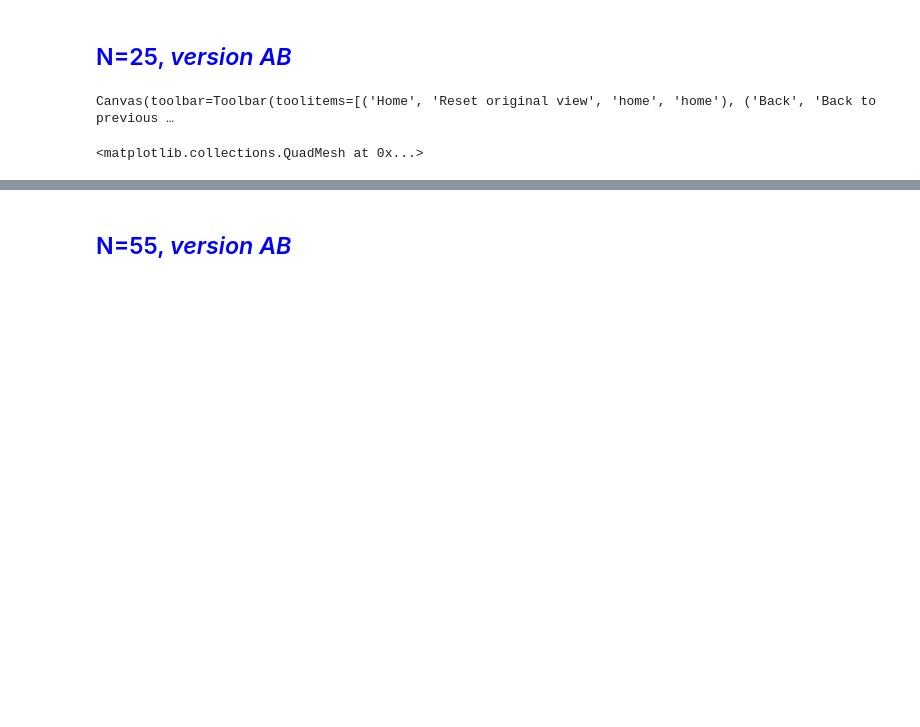
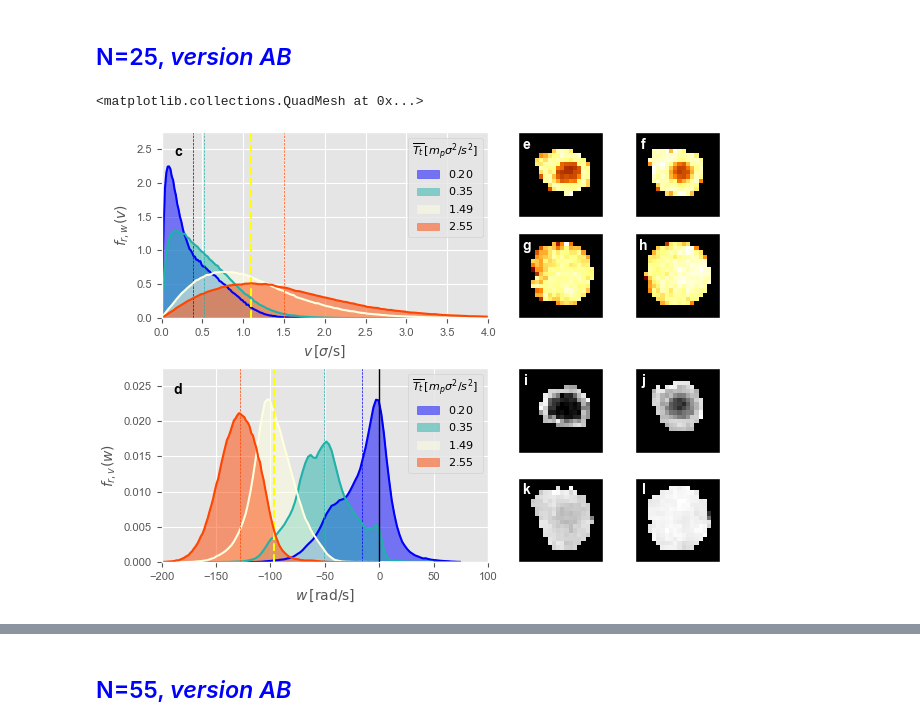
Before and after one commit to fvegar/blades, a Jupyter notebook: chiral_tracks.ipynb, the cells around one changed output, grey strips where cells are left out. Saved outputs shown, nothing was run; the diff lists cells and outputs as text; code cells hidden in the pictures; blank space fills up the shorter version.

Commit message:
Figure f(w) corrected

```diff
--- a/chiral_tracks.ipynb
+++ b/chiral_tracks.ipynb
@@ -479,17 +512,15 @@ def process_ns(series_directory, hash_prefix, silent):
     datos_ns = tracks[0].copy() # this is necessary because we derive v's and ws from tracks
 
     for i in range(1,Ntracks):
-        datos_ns = datos_ns.append(tracks[i])
-    datos_ns = datos_ns.reset_index(drop=True)
+        datos_ns = pd.concat([datos_ns, tracks[i]], ignore_index=True )
     ### end rebuild data table
 
     datos_ns = datos_ns[['frame', 'track', 'x', 'y', 'r', 'vx', 'vy', 'ax','ay']]
 
     print('done with tracks: ', hash_prefix , '\n')
-
     return datos_ns, datos_orig_ns, tracks
 # %%
-datos_ns, datos_orig, tracks = process_ns('packing_fraction_045','656ac3f84a53672294b835362a2c563f', False)
+datos_ns, datos_orig_ns, tracks = process_ns('packing_fraction_045','656ac3f84a53672294b835362a2c563f', False)
 # %% [output]
 data reading and basic processing
 |  | 0 |
@@ -888,7 +1029,7 @@ for i_data_dirs in range(len(data_dirs)):
 
 
 #for i in range(len(data_dirs)):
-for i in range(0,1):
+for i in range(2,3):
 
     d = [[] for i in range(len(data_files[i]))]
     k=0
@@ -974,14 +1115,14 @@ for i_data_dirs in range(len(data_dirs)):
 
 
 #for i in range(len(data_dirs)):
-for i in range(0,1):
+for i in range(2,3):
 
     dw = [[] for i in range(len(data_files[i]))]
     k=0
     # series (in density) dir name
     idir = data_dirs[i].strip('/home/fvega/Datos/blades/')
 
-    for j in range(1,len(data_files[i])):
+    for j in range(len(data_files[i])):
 
         ############# file name ################################
         hsh = data_files[i][j].strip('.pkl.xz')
@@ -1002,6 +1143,7 @@ for i in range(0,1):
             #bins, nr, Tt, Tr, a20, a02, a11, a00, a00a = get_momentsRr(dw[k], 4)
             #w = experiments['w'][experiments['ID']==hsh].values[0]
             # write results
-            #write_momentsRr(k, hsh)
+            #write_momentsRr(k, hsh)ºb
+            print('experiment ', hsh, 'corresponds to id: ', k, '\n' )
             k = k + 1
 # %% [output]
@@ -1244,7 +1327,7 @@ f1_ax1.plot(v0*np.ones(100),np.linspace(0,fpeak*1.2,100),'--',color='orangered',
 
 matplotlib.rcParams['text.color'] = 'k'
 matplotlib.rcParams['font.size'] = 8
-f1_ax1.legend(loc='top right',title=r'$\overline{T_t}\,[m_p\sigma^2/s^2]$');
+f1_ax1.legend(loc='upper right',title=r'$\overline{T_t}\,[m_p\sigma^2/s^2]$');
 
 #######################################################################################################
 
@@ -1252,13 +1335,13 @@ f1_ax1.legend(loc='top right',title=r'$\overline{T_t}\,[m_p\sigma^2/s^2]$');
 
 #################################  f(w) ###################################################
 nbins = 125
-spin_unit = nblades/(2*np.pi*info.fps[0])
+spin_unit = nblades/(2*np.pi*900)
 
 tabla = dw[1]
 s = tabla.w/spin_unit
 w0 = np.mean(s)
-fpeak =0.25
-hist, bin_edges, bin_i = stats.binned_statistic(s, s,statistic='count',bins=nbins, range=(-12.5, 7.5))
+fpeak =0.0275
+hist, bin_edges, bin_i = stats.binned_statistic(s, s,statistic='count',bins=nbins, range=(-225, 75))
 dx = bin_edges[1]-bin_edges[0]
 dens = hist/ (dx*np.sum(hist))
 
@@ -1266,14 +1349,14 @@ f1_ax2.plot(bin_edges[:-1] + 0.5*dx, dens, color='b')
 f1_ax2.fill_between(bin_edges[:-1] + 0.5*dx, dens, 0, color='b', alpha=0.5,  label = r'$0.20$')
 f1_ax2.plot(w0*np.ones(100),np.linspace(0,fpeak*1.2,100),'--',color='b',lw=0.5)
 f1_ax2.set_ylim(0,fpeak)
-f1_ax2.set_xlim(-20,10)
+f1_ax2.set_xlim(-200,100)
 #f1_ax2.set_xticks([-0.004,-0.003,-0.002,-0.001,0,0.001,0.002,0.003])
 #f1_ax2.set_xticklabels([r'$-0.004$','',r'$-0.002$','',r'$0$','',r'$0.002$',''])
 
 tabla = dw[3]
 s = tabla.w/spin_unit
 w0 = np.mean(s)
-hist, bin_edges, bin_i = stats.binned_statistic(s, s,statistic='count',bins=nbins, range=(-12.5, 4.5))
+hist, bin_edges, bin_i = stats.binned_statistic(s, s,statistic='count',bins=nbins, range=(-225, 75))
 dx = bin_edges[1]-bin_edges[0]
 dens = hist/ (dx*np.sum(hist))
 
@@ -1284,7 +1367,7 @@ f1_ax2.plot(w0*np.ones(100),np.linspace(0,fpeak*1.2,100),'--',color='lightseagre
 tabla = dw[0]
 s = tabla.w/spin_unit
 w0 = np.mean(s)
-hist, bin_edges, bin_i = stats.binned_statistic(s, s,statistic='count',bins=nbins, range=(-17.5, 0.5))
+hist, bin_edges, bin_i = stats.binned_statistic(s, s,statistic='count',bins=nbins, range=(-225, 50))
 dx = bin_edges[1]-bin_edges[0]
 dens = hist/ (dx*np.sum(hist))
 
@@ -1295,7 +1378,7 @@ f1_ax2.plot(w0*np.ones(100),np.linspace(0,fpeak*1.2,100),'--',color='yellow',lw=
 tabla = dw[6]
 s = tabla.w/spin_unit
 w0 = np.mean(s)
-hist, bin_edges, bin_i = stats.binned_statistic(s, s,statistic='count',bins=nbins, range=(-20, 0))
+hist, bin_edges, bin_i = stats.binned_statistic(s, s,statistic='count',bins=nbins, range=(-200, 0))
 dx = bin_edges[1]-bin_edges[0]
 dens = hist/ (dx*np.sum(hist))
 
@@ -1446,32 +1529,32 @@ f1_ax5b.pcolormesh(X, Y, densw2D, cmap='binary')
 
 tabla = dw[0]
 hist2D, xs, ys, binnumber = stats.binned_statistic_2d(tabla.x, tabla.y, tabla.w,\
                                 statistic='mean', bins=nbins, range= ranges )
 hist2D = np.where(np.isnan(hist2D )==True, 0,  hist2D)
 densw2D = hist2D/(-np.sum(hist2D)*dx*dy)
 
 
 draw_circle = plt.Circle((0, 0), R*0.9, fill=False, color='y', linewidth=2)
 
 f1_ax6.add_artist(draw_circle)
 f1_ax6.pcolormesh(X, Y, densw2D, cmap='binary')
 
 
 tabla = dw[6]
 hist2D, xs, ys, binnumber = stats.binned_statistic_2d(tabla.x, tabla.y, tabla.w,\
                                 statistic='mean', bins=nbins, range= ranges )
 hist2D = np.where(np.isnan(hist2D )==True, 0,  hist2D)
 densw2D = hist2D/(-np.sum(hist2D)*dx*dy)
 
 
 draw_circle = plt.Circle((0, 0), R*0.9, fill=False, color='y', linewidth=2)
 
 f1_ax6b.add_artist(draw_circle)
 f1_ax6b.pcolormesh(X, Y, densw2D, cmap='binary')
 #######################################################################################################
 
 
 #fig1.savefig('fig1A_AB.pdf',bbox_inches='tight')
 # %% [output]
-Canvas(toolbar=Toolbar(toolitems=[('Home', 'Reset original view', 'home', 'home'), ('Back', 'Back to previous …
+<matplotlib.collections.QuadMesh at 0x...>
-<matplotlib.collections.QuadMesh at 0x...>
+[figure, added]
```
Also changed, not shown: parts of 29 cells of this notebook.
